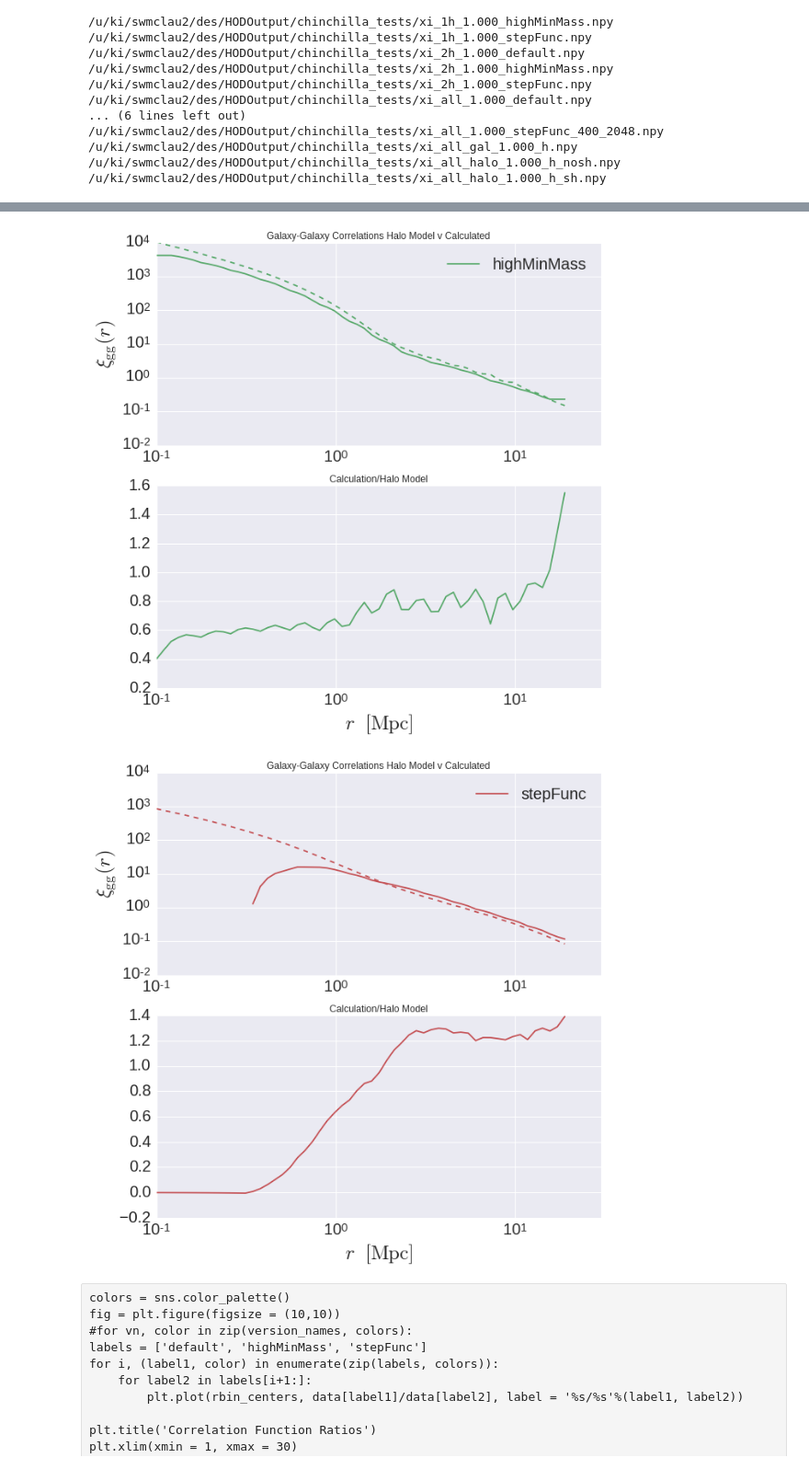
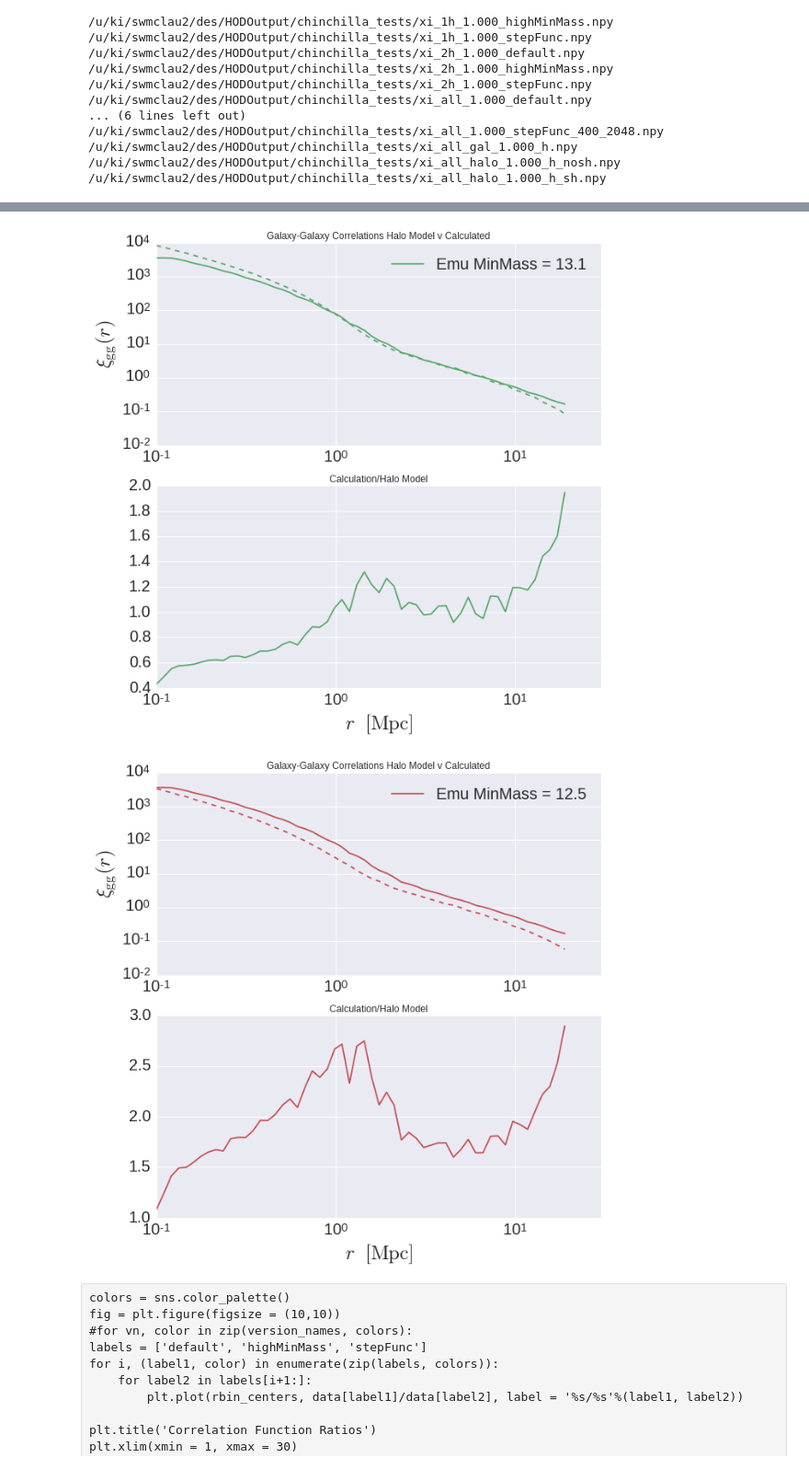
Before and after one commit to mclaughlin6464/HODEmulator, a Jupyter notebook: predictionsVCalculated.ipynb, the cells around one changed output, grey strips where cells are left out. Shown at 92% size. Cells and saved outputs as stored; diff of their text form; code cells hidden in the pictures.

```diff
--- a/predictionsVCalculated.ipynb
+++ b/predictionsVCalculated.ipynb
@@ -144,11 +144,12 @@ ls ~/des/HODOutput/chinchilla_tests/*
 /u/ki/swmclau2/des/HODOutput/chinchilla_tests/xi_all_halo_1.000_h_sh.npy
 # %%
 outputdir = '/u/ki/swmclau2/des/HODOutput/'
-datadir = outputdir+'chinchilla_tests/'
-sim = 'chinchilla'
+datadir = outputdir+'emu_tests/'
+sim = 'emu'
 a = 1.0
 data = {}
 
-data['highMinMass'] = np.loadtxt(datadir+'xi_all_%.3f_highMinMass_400_2048.npy'%a)
-data['stepFunc'] = np.loadtxt(datadir+'xi_all_%.3f_stepFunc_400_2048.npy'%a)
-data['default'] = np.loadtxt(outputdir+'chinchilla_tests/xi_all_%.3f_default_400_2048.npy'%a)
+data['highMinMass'] = np.loadtxt(datadir+'xi_all_%.3f_highMinMass.npy'%a)
+#data['stepFunc'] = np.loadtxt(datadir+'xi_all_%.3f_stepFunc_400_2048.npy'%a)
+data['default'] = np.loadtxt(datadir+'xi_all_%.3f_default.npy'%a)
+data['medMinMass'] = np.loadtxt(datadir+'xi_all_%.3f_medMinMass.npy'%a)
@@ -165,5 +156,12 @@ plt.loglog()
+# %%
+if data['default'].shape[0] == 19:
+    rbins = np.logspace(-1, 1.7, 20)
+else:
+    rbins = np.logspace(-1, 1.25, 15)
+rbin_centers = (rbins[1:]+rbins[:-1])/2
 # %%
 predictions = {}
-predictions['highMinMass'] = np.loadtxt(datadir+'halo_model_highMinMassMMax.txt')
-predictions['stepFunc'] = np.loadtxt(datadir+'halo_model_step_2.txt')
-predictions['default'] = np.loadtxt(datadir+'halo_model_default.txt')
+predictions['highMinMass'] = np.loadtxt(datadir+'box000_Min13.1_z0.0')
+#predictions['stepFunc'] = np.loadtxt(datadir+'halo_model_step_2.txt')
+predictions['default'] = np.loadtxt(datadir+'box000_Min12.1_z0.0')
+predictions['medMinMass'] = np.loadtxt(datadir+'box000_Min12.5_z0.0')
@@ -192,5 +168,7 @@ array([  2.16204557e+03,   2.16204557e+03,   2.16204557e+03,
 # %%
 colors = sns.color_palette()
+
+labels = {'default': 12.1, 'medMinMass':12.5, 'highMinMass':13.1}
 #fig = plt.figure(figsize = (10,10))
 #for vn, color in zip(version_names, colors):
 for (label, xi_all), color in zip(data.iteritems(), colors):
@@ -208,7 +186,7 @@ for (label, xi_all), color in zip(data.iteritems(), colors):
     #MPC/h v MPC issue?
     #plt.plot(rbin_centers, xi_all, alpha = 1,
     #         label = label, color = color)
-    plt.plot(predictions[label][:, 0], interp, label = label, color = color)
+    plt.plot(predictions[label][:, 0], interp, label = 'Emu MinMass = %.1f'%labels[label], color = color)
     plt.plot(predictions[label][:, 0], predictions[label][:, 1], ls = '--', color = color)
     #plt.plot(rbin_centers, data[][1], ls = '--', color = color)
     #plt.plot(rbin_centers, data[vn][2], ls = '-.', color = color)
@@ -248,5 +226,5 @@ for (label, xi_all), color in zip(data.iteritems(), colors):
-[figure, old version]
+[figure, new version]
-[figure, old version]
+[figure, new version]
 # %% [raw]
 colors = sns.color_palette()
 fig = plt.figure(figsize = (10,10))
```
Also changed, not shown: parts of 3 cells of this notebook, 4 other files.
